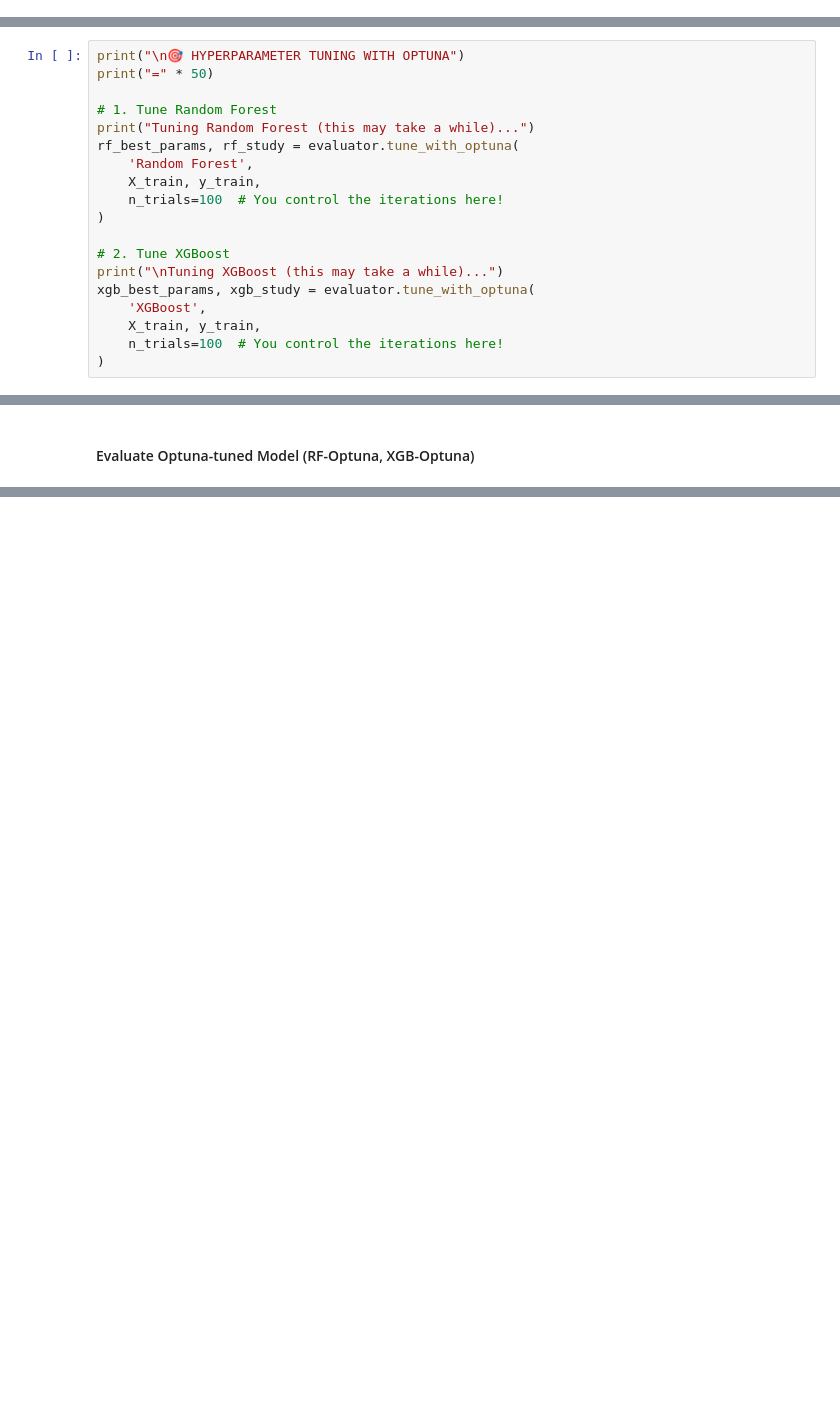
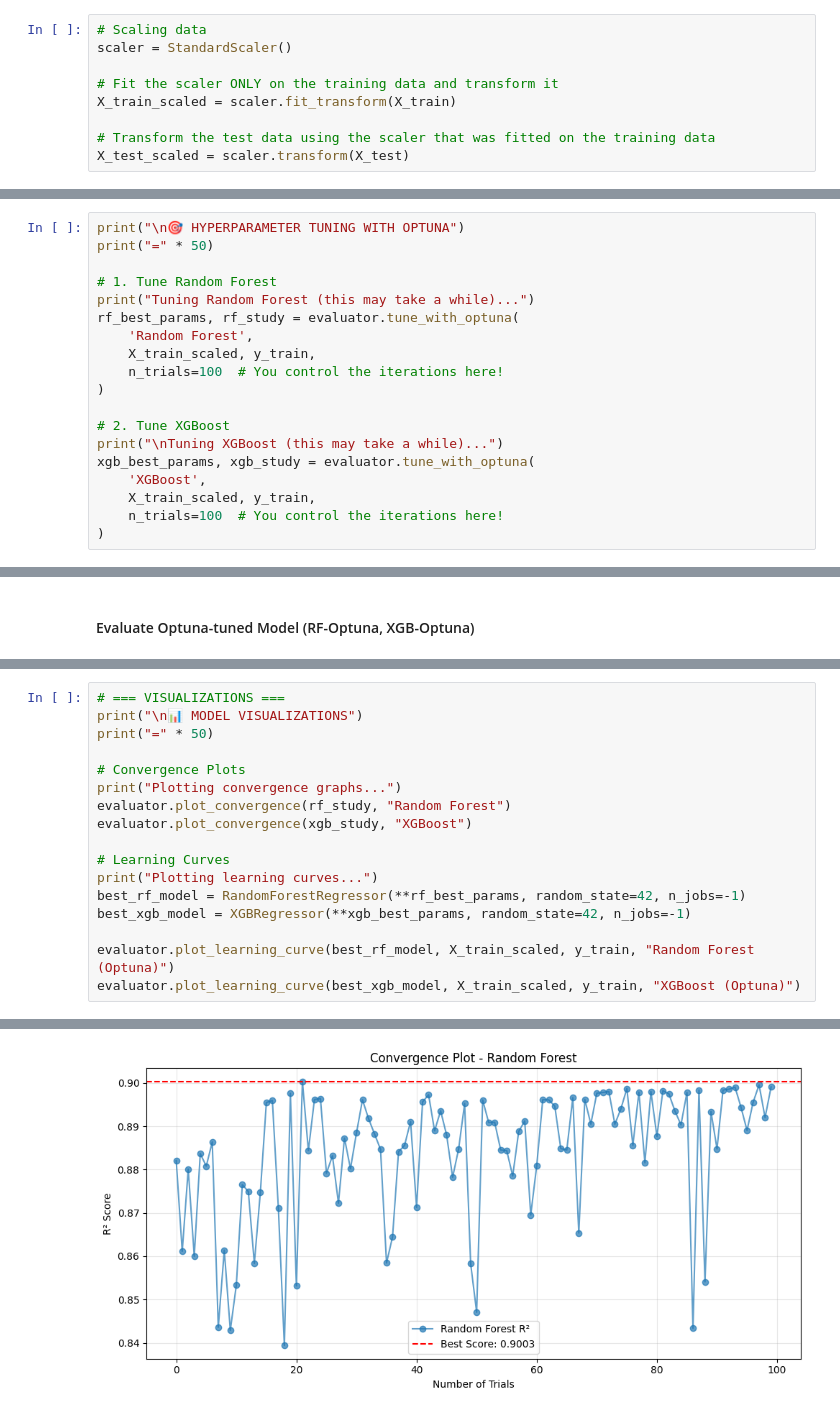
Before and after one commit to daff00/tangerang-house-price-pipeline, a Jupyter notebook: house-price-prediction.ipynb, the cells around one changed output, grey strips where cells are left out. Drawn from its saved outputs; the diff is of its cells as text; blank space fills up the shorter version.

```diff
--- a/house-price-prediction.ipynb
+++ b/house-price-prediction.ipynb
@@ -407,3 +383,12 @@ memory usage: 191.4 KB
+# %%
+# Scaling data
+scaler = StandardScaler()
+
+# Fit the scaler ONLY on the training data and transform it
+X_train_scaled = scaler.fit_transform(X_train)
+
+# Transform the test data using the scaler that was fitted on the training data
+X_test_scaled = scaler.transform(X_test)
 # %% [markdown]
 ### Modeling & Evaluation
 
@@ -468,7 +459,7 @@ print("=" * 50)
 print("Tuning Random Forest (this may take a while)...")
 rf_best_params, rf_study = evaluator.tune_with_optuna(
     'Random Forest',
-    X_train, y_train,
+    X_train_scaled, y_train,
     n_trials=100  # You control the iterations here!
 )
 
@@ -476,7 +467,7 @@ rf_best_params, rf_study = evaluator.tune_with_optuna(
 print("\nTuning XGBoost (this may take a while)...")
 xgb_best_params, xgb_study = evaluator.tune_with_optuna(
     'XGBoost',
-    X_train, y_train,
+    X_train_scaled, y_train,
     n_trials=100  # You control the iterations here!
 )
 # %% [output]
@@ -555,0 +612,18 @@ Evaluating Tuned XGBoost...
+# %%
+# === VISUALIZATIONS ===
+print("\n📊 MODEL VISUALIZATIONS")
+print("=" * 50)
+
+# Convergence Plots
+print("Plotting convergence graphs...")
+evaluator.plot_convergence(rf_study, "Random Forest")
+evaluator.plot_convergence(xgb_study, "XGBoost")
+
+# Learning Curves
+print("Plotting learning curves...")
+best_rf_model = RandomForestRegressor(**rf_best_params, random_state=42, n_jobs=-1)
+best_xgb_model = XGBRegressor(**xgb_best_params, random_state=42, n_jobs=-1)
+
+evaluator.plot_learning_curve(best_rf_model, X_train_scaled, y_train, "Random Forest (Optuna)")
+evaluator.plot_learning_curve(best_xgb_model, X_train_scaled, y_train, "XGBoost (Optuna)")
+# %% [output]
@@ -555,0 +633 @@ Evaluating Tuned XGBoost...
+[figure, added]
```
Also changed, not shown: parts of 36 cells of this notebook, 1 other file.
